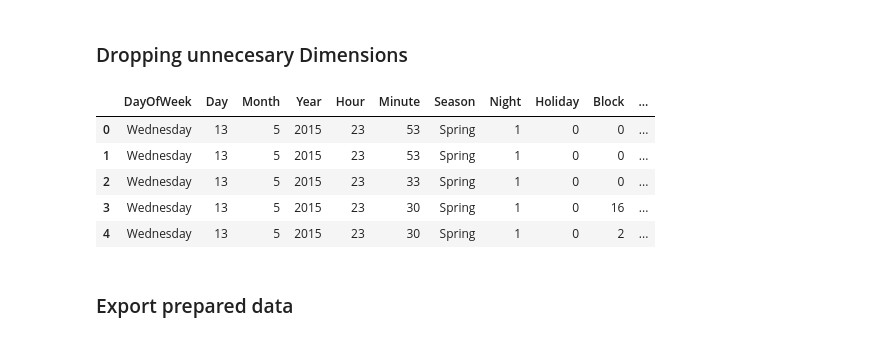
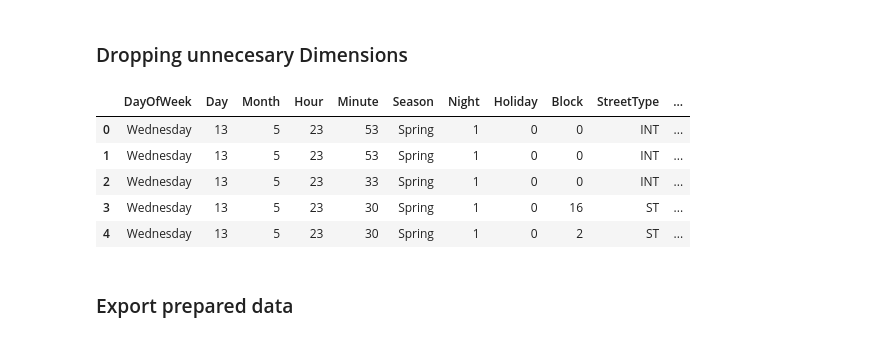
Before and after one commit to hannesharnisch/kaggle-sf-crime, a Jupyter notebook: 02-data-preparation.ipynb, the cells around one changed output. Cells and saved outputs as stored; diff of their text form; code cells hidden in the pictures.

Commit message:
Feature Elimination: Year

```diff
--- a/02-data-preparation.ipynb
+++ b/02-data-preparation.ipynb
@@ -253,19 +253,22 @@ test = test.drop(columns=['Dates'])
 # Dropping the Address column because we already extracted the relevant information
 train = train.drop(columns=['Address'])
 test = test.drop(columns=['Address'])
+
+# Dropping Years because it is not necessary for future predictions
+train = train.drop(columns=['Year'])
 # %%
 # Sort the columns to be more organized
-train = train[['DayOfWeek', 'Day', 'Month', 'Year', 'Hour', 'Minute', 'Season', 'Night', 'Holiday', 'Block', 'StreetType', 'PdDistrict', 'lat', 'long', 'Category']]
-test = test[['Id', 'DayOfWeek', 'Day', 'Month', 'Year', 'Hour', 'Minute', 'Season', 'Night', 'Holiday', 'Block', 'StreetType', 'PdDistrict', 'lat', 'long']]
+train = train[['DayOfWeek', 'Day', 'Month', 'Hour', 'Minute', 'Season', 'Night', 'Holiday', 'Block', 'StreetType', 'PdDistrict', 'lat', 'long', 'Category']]
+test = test[['Id', 'DayOfWeek', 'Day', 'Month', 'Hour', 'Minute', 'Season', 'Night', 'Holiday', 'Block', 'StreetType', 'PdDistrict', 'lat', 'long']]
 
 train.head()
 # %% [output]
-|  | DayOfWeek | Day | Month | Year | Hour | Minute | Season | Night | Holiday | Block | ... |
-| 0 | Wednesday | 13 | 5 | 2015 | 23 | 53 | Spring | 1 | 0 | 0 | ... |
-| 1 | Wednesday | 13 | 5 | 2015 | 23 | 53 | Spring | 1 | 0 | 0 | ... |
-| 2 | Wednesday | 13 | 5 | 2015 | 23 | 33 | Spring | 1 | 0 | 0 | ... |
-| 3 | Wednesday | 13 | 5 | 2015 | 23 | 30 | Spring | 1 | 0 | 16 | ... |
-| 4 | Wednesday | 13 | 5 | 2015 | 23 | 30 | Spring | 1 | 0 | 2 | ... |
+|  | DayOfWeek | Day | Month | Hour | Minute | Season | Night | Holiday | Block | StreetType | ... |
+| 0 | Wednesday | 13 | 5 | 23 | 53 | Spring | 1 | 0 | 0 | INT | ... |
+| 1 | Wednesday | 13 | 5 | 23 | 53 | Spring | 1 | 0 | 0 | INT | ... |
+| 2 | Wednesday | 13 | 5 | 23 | 33 | Spring | 1 | 0 | 0 | INT | ... |
+| 3 | Wednesday | 13 | 5 | 23 | 30 | Spring | 1 | 0 | 16 | ST | ... |
+| 4 | Wednesday | 13 | 5 | 23 | 30 | Spring | 1 | 0 | 2 | ST | ... |
 # %% [markdown]
 ### Export prepared data
 # %%
```
Also changed, not shown: parts of 4 cells of this notebook.
